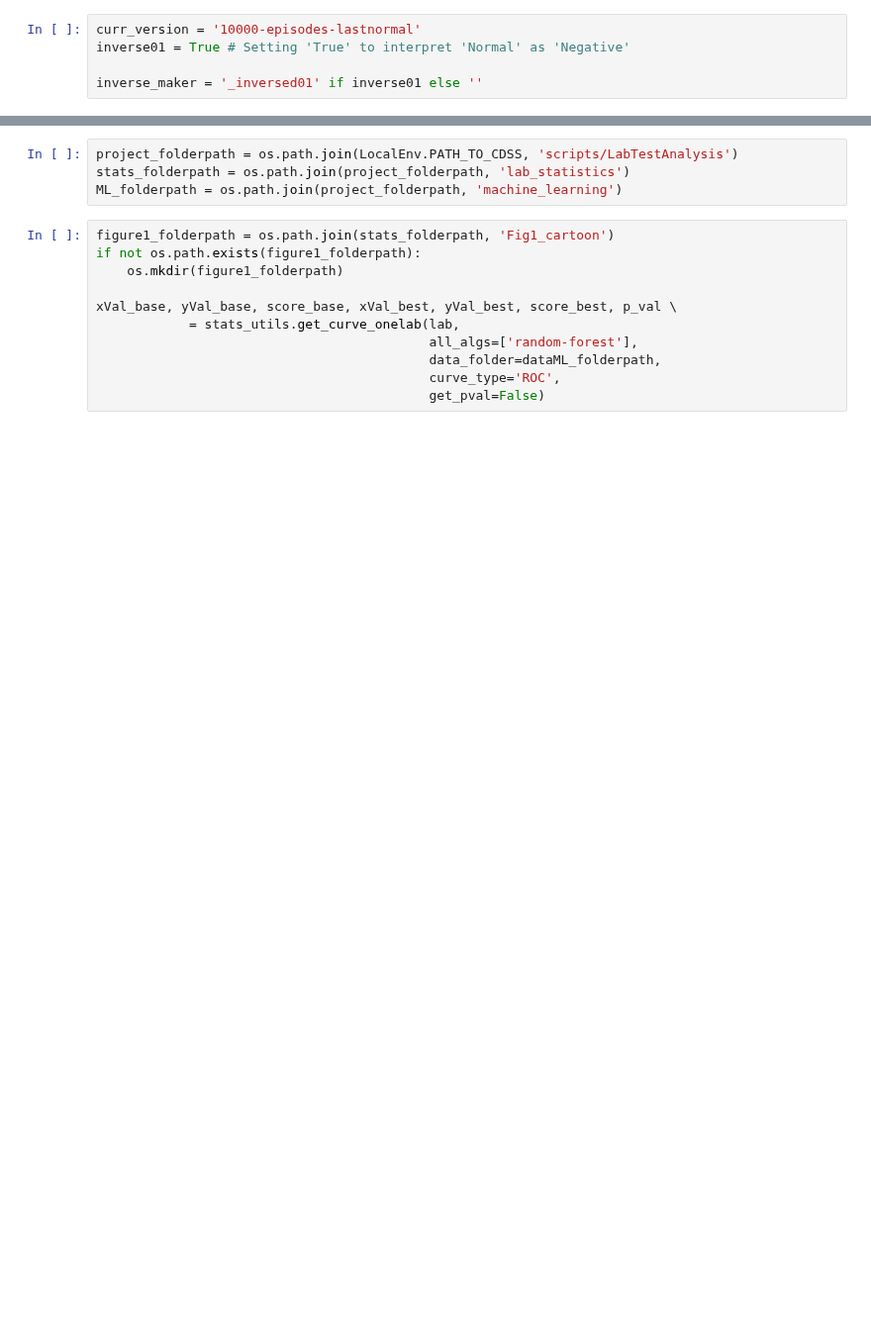
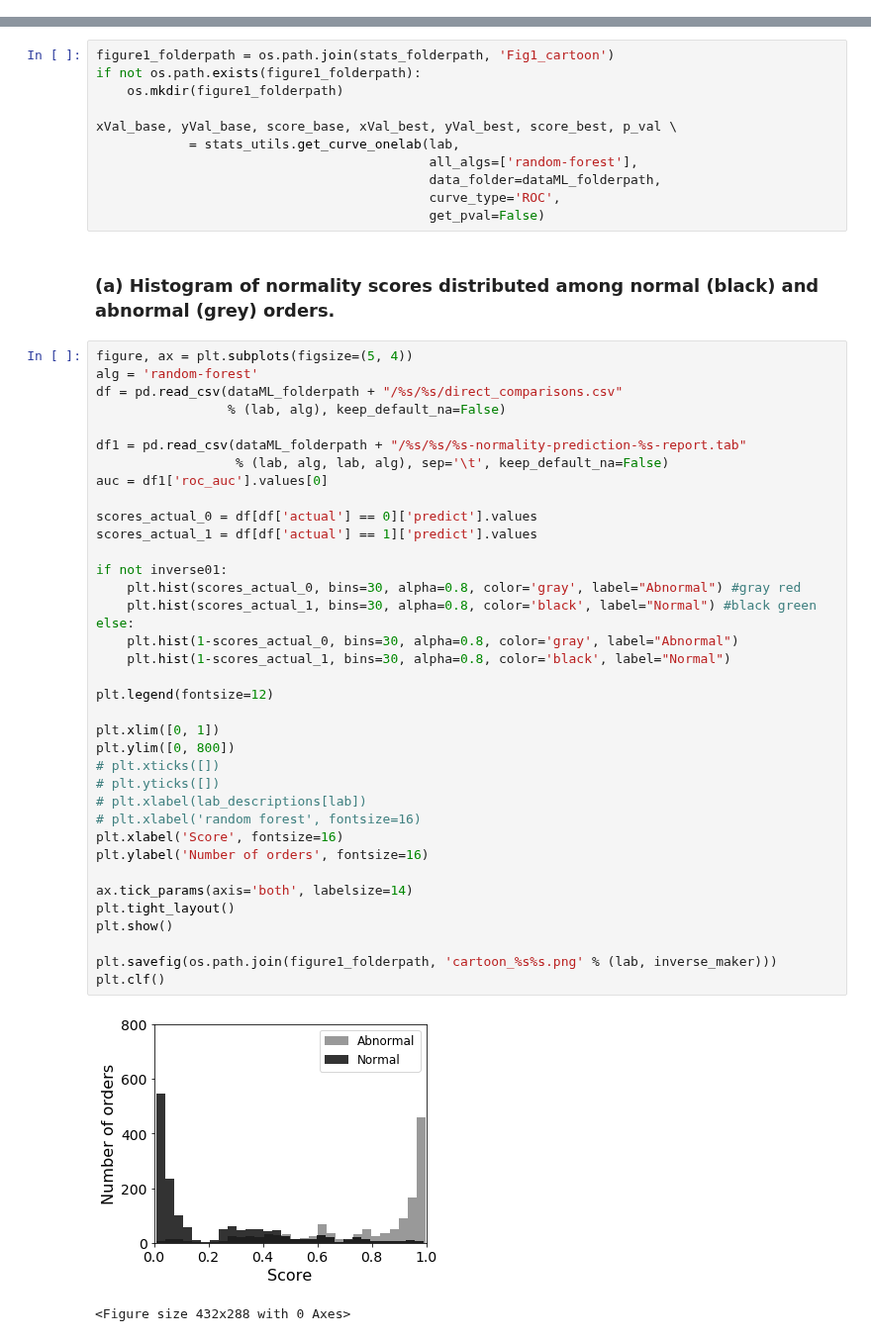
Before and after one commit to HealthRex/CDSS, a Jupyter notebook: scripts/LabTestAnalysis/lab_statistics/JAMANetworkOpen/Figure 1.ipynb, the cells around one changed output, grey strips where cells are left out. Shown at 99% size. Cells and saved outputs as stored; diff of their text form; blank space fills up the shorter version.

Commit message:
reformat Figure 1 ipnb

```diff
--- a/scripts/LabTestAnalysis/lab_statistics/JAMANetworkOpen/Figure 1.ipynb
+++ b/scripts/LabTestAnalysis/lab_statistics/JAMANetworkOpen/Figure 1.ipynb
@@ -34,8 +20,3 @@ The backend was *originally* set to 'agg' by the following code:
-# %%
-curr_version = '10000-episodes-lastnormal'
-inverse01 = True # Setting 'True' to interpret 'Normal' as 'Negative'
-
-inverse_maker = '_inversed01' if inverse01 else ''
 # %%
 lab = 'LABLDH'
 data_source = 'Stanford'
@@ -55,9 +33,5 @@ all_labs = stats_utils.get_all_labs(data_source, lab_type)
 labDescriptions = stats_utils.get_lab_descriptions(data_source=data_source,
                                                    lab_type=lab_type)
-# %%
-project_folderpath = os.path.join(LocalEnv.PATH_TO_CDSS, 'scripts/LabTestAnalysis')
-stats_folderpath = os.path.join(project_folderpath, 'lab_statistics')
-ML_folderpath = os.path.join(project_folderpath, 'machine_learning')
 # %%
 figure1_folderpath = os.path.join(stats_folderpath, 'Fig1_cartoon')
 if not os.path.exists(figure1_folderpath):
@@ -69,3 +43,45 @@ xVal_base, yVal_base, score_base, xVal_best, yVal_best, score_best, p_val \
                                            data_folder=dataML_folderpath,
                                            curve_type='ROC',
                                            get_pval=False)
+# %% [markdown]
+### (a) Histogram of normality scores distributed among normal (black) and abnormal (grey) orders.
+# %%
+figure, ax = plt.subplots(figsize=(5, 4))
+alg = 'random-forest'
+df = pd.read_csv(dataML_folderpath + "/%s/%s/direct_comparisons.csv"
+                 % (lab, alg), keep_default_na=False)
+
+df1 = pd.read_csv(dataML_folderpath + "/%s/%s/%s-normality-prediction-%s-report.tab"
+                  % (lab, alg, lab, alg), sep='\t', keep_default_na=False)
+auc = df1['roc_auc'].values[0]
+
+scores_actual_0 = df[df['actual'] == 0]['predict'].values
+scores_actual_1 = df[df['actual'] == 1]['predict'].values
+
+if not inverse01:
+    plt.hist(scores_actual_0, bins=30, alpha=0.8, color='gray', label="Abnormal") #gray red
+    plt.hist(scores_actual_1, bins=30, alpha=0.8, color='black', label="Normal") #black green
+else:
+    plt.hist(1-scores_actual_0, bins=30, alpha=0.8, color='gray', label="Abnormal")
+    plt.hist(1-scores_actual_1, bins=30, alpha=0.8, color='black', label="Normal")
+
+plt.legend(fontsize=12)
+
+plt.xlim([0, 1])
+plt.ylim([0, 800])
+# plt.xticks([])
+# plt.yticks([])
+# plt.xlabel(lab_descriptions[lab])
+# plt.xlabel('random forest', fontsize=16)
+plt.xlabel('Score', fontsize=16)
+plt.ylabel('Number of orders', fontsize=16)
+
+ax.tick_params(axis='both', labelsize=14)
+plt.tight_layout()
+plt.show()
+
+plt.savefig(os.path.join(figure1_folderpath, 'cartoon_%s%s.png' % (lab, inverse_maker)))
+plt.clf()
+# %% [output]
+[figure, added]
+<Figure size 432x288 with 0 Axes>
```
Also changed, not shown: parts of 7 cells of this notebook, 1 other file.
